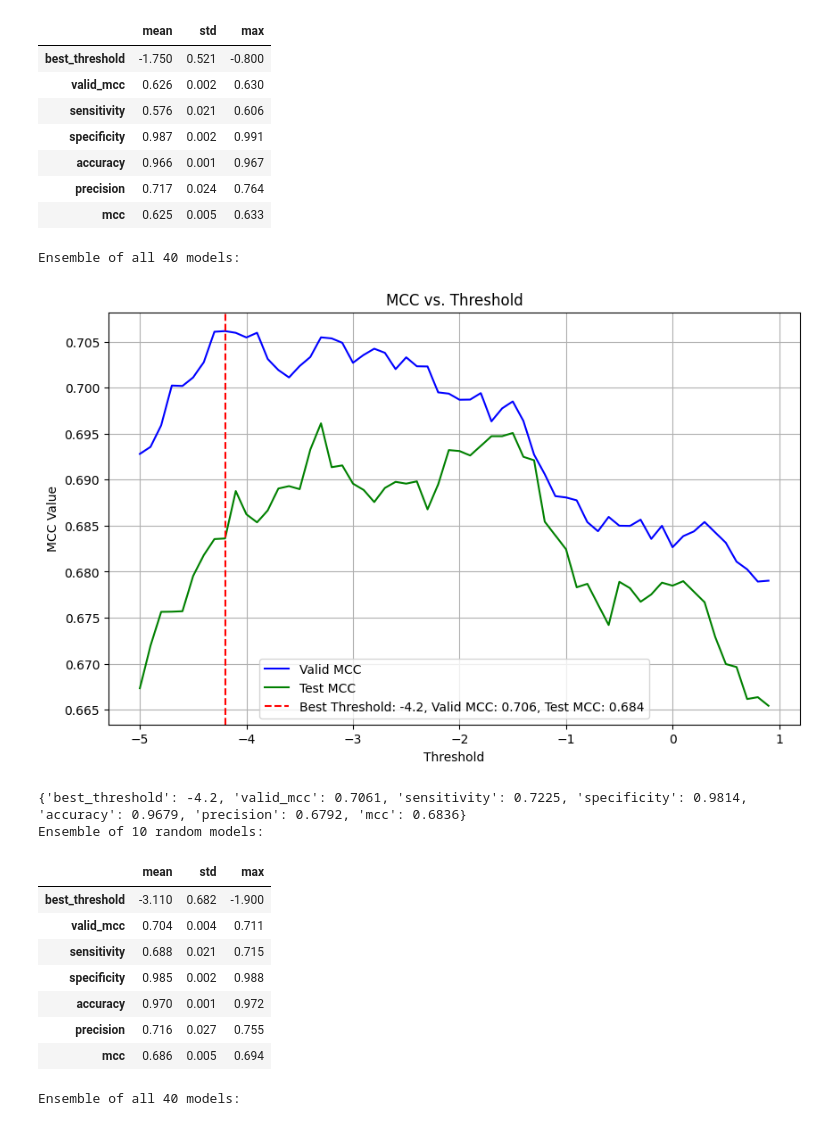
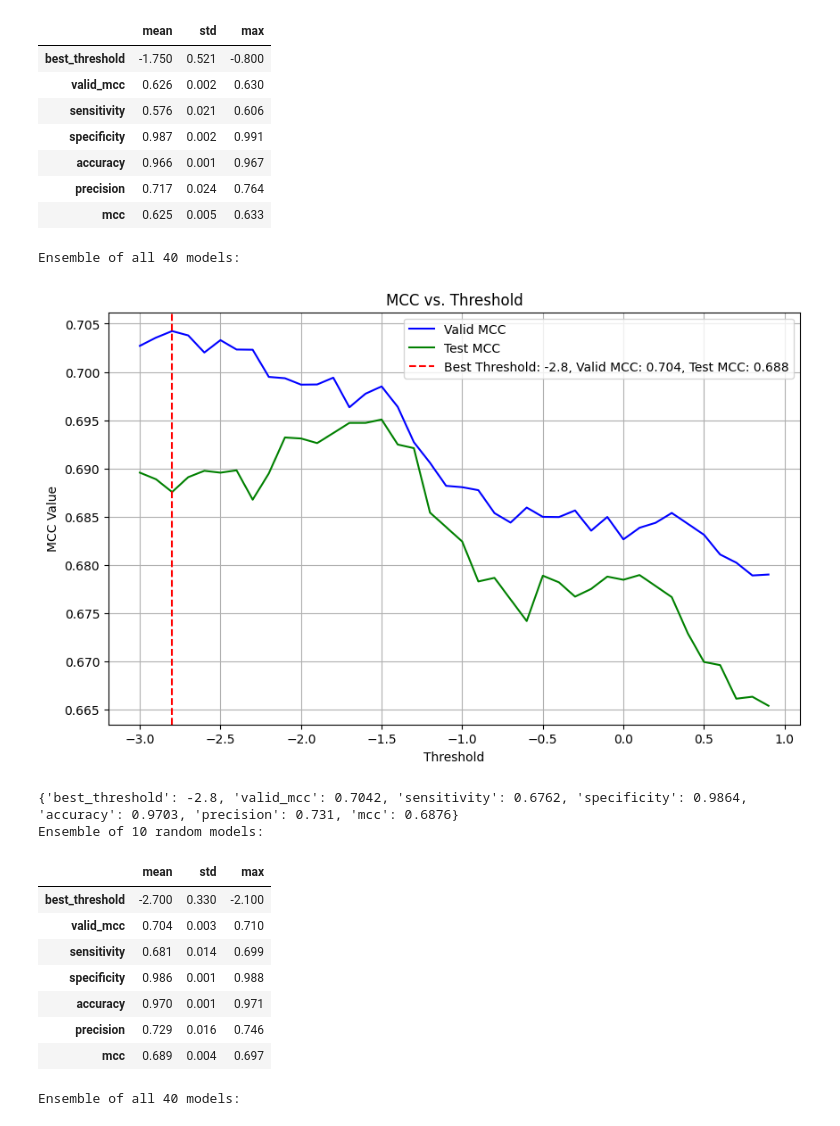
Before and after one commit to dlwocks31/atpbind, a Jupyter notebook: rus/mean_ensemble_csv.ipynb, the cells around one changed output. Drawn from its saved outputs; the diff is of its cells as text; code cells hidden in the pictures.

```diff
--- a/rus/mean_ensemble_csv.ipynb
+++ b/rus/mean_ensemble_csv.ipynb
@@ -18,7 +18,7 @@ def get_preds_with_prefixes(prefixes, seed_start=0, seed_end=20):
     preds = []
     for seed in range(seed_start, seed_end):
         for prefix in prefixes:
-            filtered = [file for file in csv_files if file.startswith(f'{prefix}_{seed}')] # get all file with same seed
+            filtered = [file for file in csv_files if file.startswith(f'{prefix}_{seed}_')] # get all file with same seed
             if filtered:
                 preds.append((filtered[-1], filtered[-2])) # get the one with highest mcc value (valid and test)
     return preds
@@ -154,20 +154,20 @@ Ensemble of 10 random models:
 | precision | 0.717 | 0.024 | 0.764 |
 | mcc | 0.625 | 0.005 | 0.633 |
 # %%
-summarize_prefix(['v014'], n=10, plot=True, start=-5, end=1, seed_start=0, seed_end=40)
+summarize_prefix(['v014'], n=10, plot=True, start=-3, end=1, seed_start=0, seed_end=40)
 # %% [output]
 Ensemble of all 40 models:
-[figure, old version]
+[figure, new version]
-{'best_threshold': -4.2, 'valid_mcc': 0.7061, 'sensitivity': 0.7225, 'specificity': 0.9814, 'accuracy': 0.9679, 'precision': 0.6792, 'mcc': 0.6836}
+{'best_threshold': -2.8, 'valid_mcc': 0.7042, 'sensitivity': 0.6762, 'specificity': 0.9864, 'accuracy': 0.9703, 'precision': 0.731, 'mcc': 0.6876}
 Ensemble of 10 random models:
 |  | mean | std | max |
-| best_threshold | -3.110 | 0.682 | -1.900 |
-| valid_mcc | 0.704 | 0.004 | 0.711 |
-| sensitivity | 0.688 | 0.021 | 0.715 |
-| specificity | 0.985 | 0.002 | 0.988 |
-| accuracy | 0.970 | 0.001 | 0.972 |
-| precision | 0.716 | 0.027 | 0.755 |
-| mcc | 0.686 | 0.005 | 0.694 |
+| best_threshold | -2.700 | 0.330 | -2.100 |
+| valid_mcc | 0.704 | 0.003 | 0.710 |
+| sensitivity | 0.681 | 0.014 | 0.699 |
+| specificity | 0.986 | 0.001 | 0.988 |
+| accuracy | 0.970 | 0.001 | 0.971 |
+| precision | 0.729 | 0.016 | 0.746 |
+| mcc | 0.689 | 0.004 | 0.697 |
 # %%
 summarize_prefix(['v014'], n=10, plot=True, start=0.1, end=0.9, step=0.01, seed_start=0, seed_end=40, apply_sig=True)
 # %% [output]
```
Also changed, not shown: parts of 14 cells of this notebook, 6 other files.
